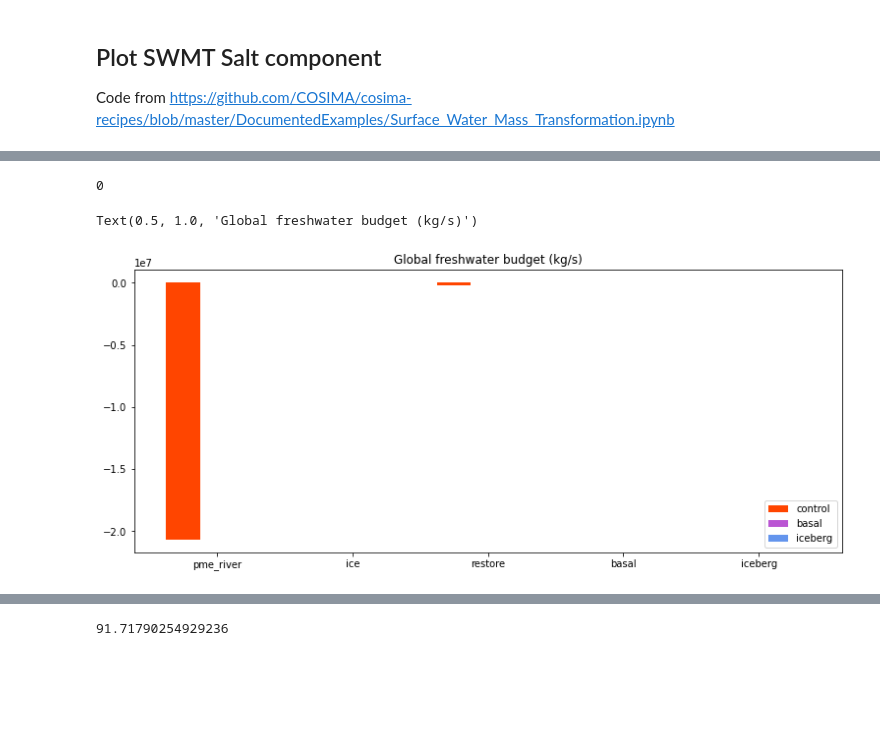
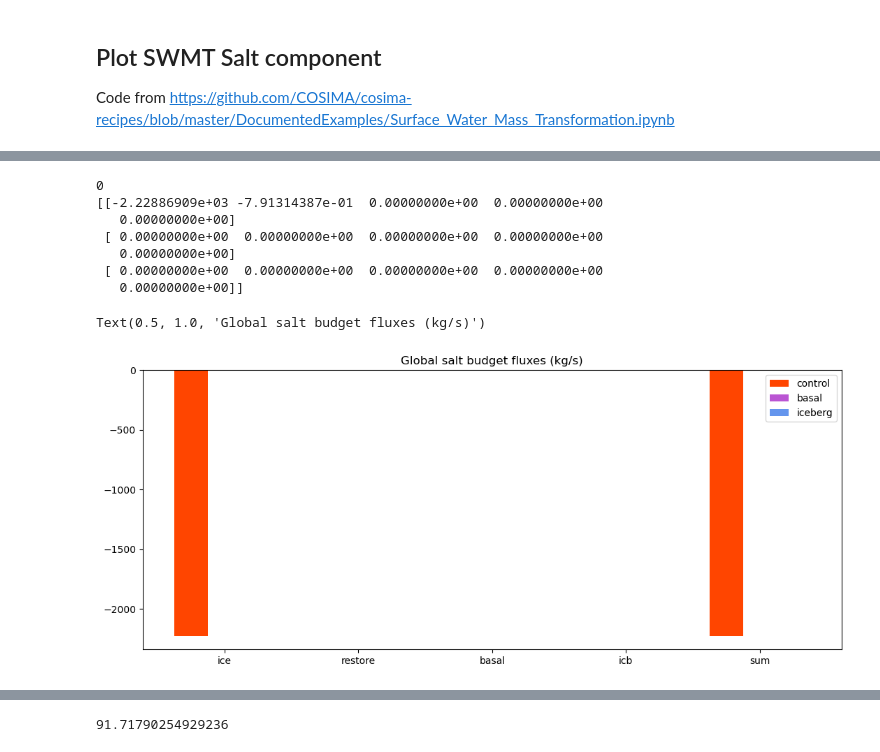
Before and after one commit to pedrocol/basal_mom5-collaborative-project, a Jupyter notebook: notebooks/salinitybudget/Salinity_budget_condensed.ipynb, the cells around one changed output, grey strips where cells are left out. Cells and saved outputs as stored; diff of their text form; code cells hidden in the pictures; blank space fills up the shorter version.

Commit message:
upload salt budget notebooks, note manual entry for some computations needs to be fixed

```diff
--- a/notebooks/salinitybudget/Salinity_budget_condensed.ipynb
+++ b/notebooks/salinitybudget/Salinity_budget_condensed.ipynb
@@ -420,41 +561,50 @@ def get_salt_budget_terms(expt, session, start_time, end_time, lat_north = -59):
 # %%
-## Global integral (USING 2D BETA)
+## Global integral of salt
 
-start_time = '2155-01-01'
-end_time = '2155-12-31'
+start_time = '2150-01-01'
+end_time = '2159-12-31'
 session = master_session
 expt = control
 lat_north = 90
 area_t = cc.querying.getvar(expt, 'area_t', session, n=1).sel(yt_ocean = slice(-90,lat_north))
 
 bar_plot = np.zeros((3,5))
 
-for i in np.arange(1): # JUST CONTROL EXPT
+for i in np.arange(1):
     print(i)
     expt = [control,basal,iceberg][i]
     session = [master_session,basal_melt_session,basal_melt_session][i]
 
-    pme_river_salt_trans,river,melt,ice,restore,basalh,icb,days_per_month = get_salt_budget_terms(expt, session, start_time, end_time, lat_north)
+    ice,restore,basalh,icb,days_per_month = get_salt_budget_terms(expt, session, start_time, end_time, lat_north)
     ndays = days_per_month.sum().values
     bar_plot[i,:]=[#(salt_transformation*area_t).sum()/ndays,
-                   (pme_river_salt_trans*area_t).sum()/ndays,
-                   -(ice*area_t).sum()/ndays,
-                   -(restore*area_t).sum()/ndays,
-                   -(basalh*area_t).sum()/ndays,
-                   -(icb*area_t).sum()/ndays
+                   #(pme_river_salt_trans*area_t).sum()/ndays,
+                   (ice*area_t).sum()/ndays,
+                   (restore*area_t).sum()/ndays,
+                   (basalh*area_t).sum()/ndays,
+                   (icb*area_t).sum()/ndays,
+                    0
                   ]
-
+    print(bar_plot)
+bar_plot[:,4]=bar_plot[:,0]+bar_plot[:,1]+bar_plot[:,2]+bar_plot[:,3]
 X = np.arange(5)
 fig = plt.figure(figsize = (10,4))
 ax = fig.add_axes([0,0,1,1])
 
 ax.bar(X + 0.00, bar_plot[0,:], color = 'orangered', width = 0.25)
 ax.bar(X + 0.25, bar_plot[1,:], color = 'mediumorchid', width = 0.25)
 ax.bar(X + 0.50, bar_plot[2,:], color = 'cornflowerblue', width = 0.25)
+
 ax.legend(labels=['control', 'basal','iceberg'])
-plt.xticks(X+0.25, ('pme_river','ice','restore','basal','iceberg'))
-plt.title('Global freshwater budget (kg/s)')
+plt.xticks(X+0.25, ('ice','restore','basal','icb','sum'))
+plt.title('Global salt budget fluxes (kg/s)')
 # %% [output]
 0
+[[-2.22886909e+03 -7.91314387e-01  0.00000000e+00  0.00000000e+00
+   0.00000000e+00]
+ [ 0.00000000e+00  0.00000000e+00  0.00000000e+00  0.00000000e+00
+   0.00000000e+00]
+ [ 0.00000000e+00  0.00000000e+00  0.00000000e+00  0.00000000e+00
+   0.00000000e+00]]
-Text(0.5, 1.0, 'Global freshwater budget (kg/s)')
+Text(0.5, 1.0, 'Global salt budget fluxes (kg/s)')
-[figure, old version]
+[figure, new version]
```
Also changed, not shown: parts of 30 cells of this notebook, 1 other file.
